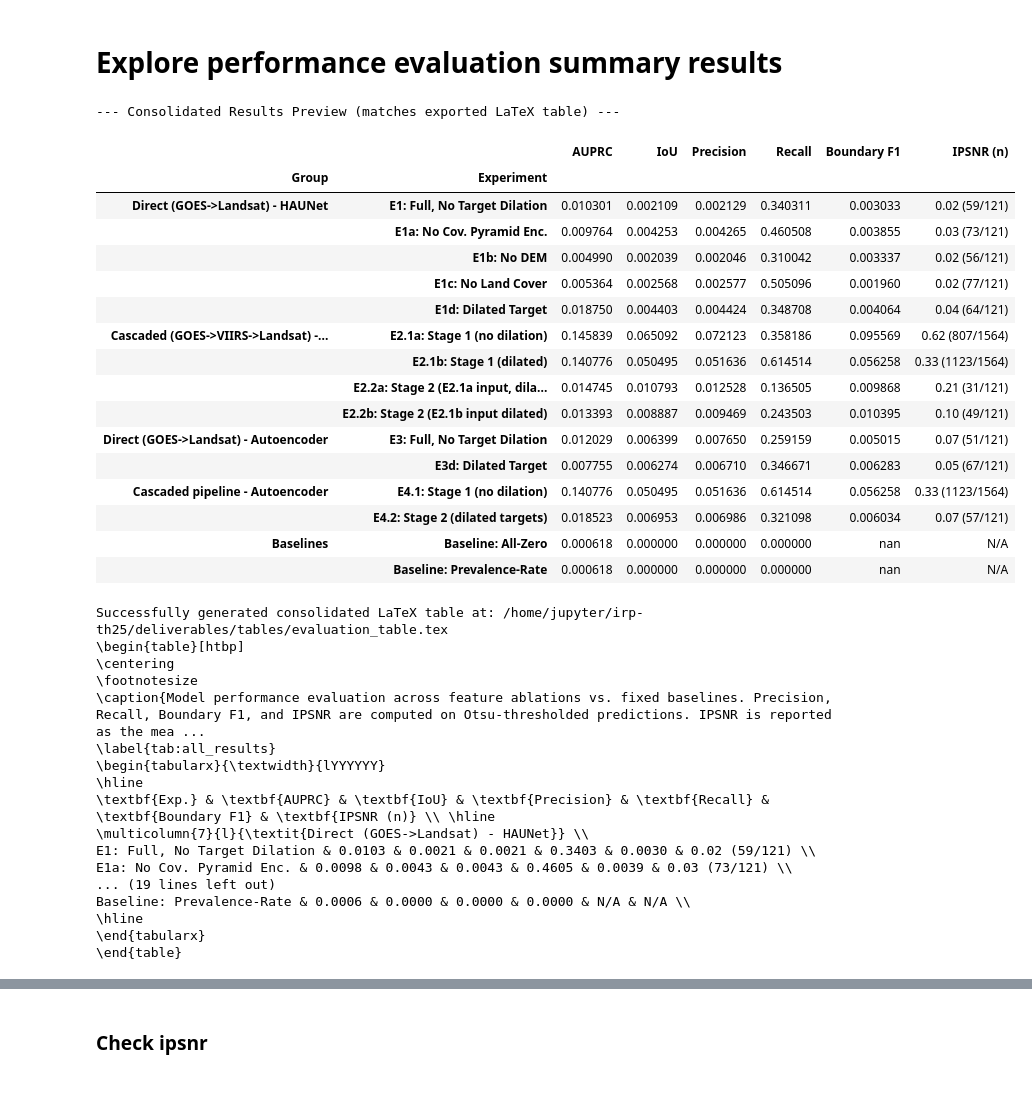
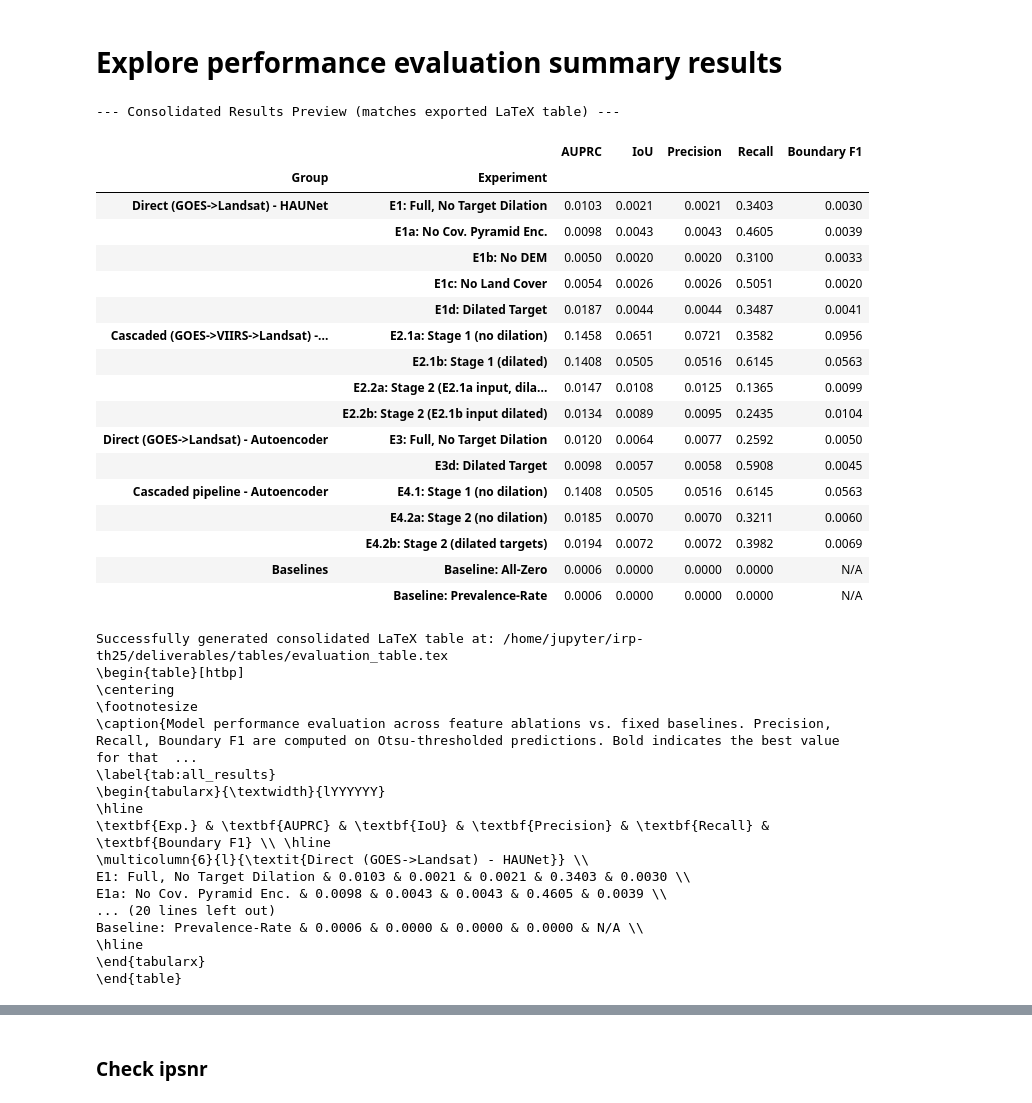
Before and after one commit to ada-th25/irp-th25-azure, a Jupyter notebook: notebooks/explore_results_summary.ipynb, the cells around one changed output, grey strips where cells are left out. Saved outputs shown, nothing was run; the diff lists cells and outputs as text; code cells hidden in the pictures.

Commit message:
DOCS: Update results table & add figures

```diff
--- a/notebooks/explore_results_summary.ipynb
+++ b/notebooks/explore_results_summary.ipynb
@@ -82,26 +82,27 @@ GROUPS = [
         "order": [
             "e4_autoencoder_cascaded_stage1_focal_dice",
             "e4_autoencoder_cascaded_stage2_focal_dice",
+            "e4_autoencoder_cascaded_stage2_focal_dice_dilated",
         ],
         "labels": {
             "e4_autoencoder_cascaded_stage1_focal_dice": "E4.1: Stage 1 (no dilation)",
-            "e4_autoencoder_cascaded_stage2_focal_dice": "E4.2: Stage 2 (dilated targets)",
+            "e4_autoencoder_cascaded_stage2_focal_dice": "E4.2a: Stage 2 (no dilation)",
+            "e4_autoencoder_cascaded_stage2_focal_dice_dilated": "E4.2b: Stage 2 (dilated targets)",
         },
         "subgroups": [
             ["e4_autoencoder_cascaded_stage1_focal_dice"],
-            ["e4_autoencoder_cascaded_stage2_focal_dice"],
+            ["e4_autoencoder_cascaded_stage2_focal_dice", "e4_autoencoder_cascaded_stage2_focal_dice_dilated"],
         ],
     },
 ]
 
-COLUMN_ORDER = ["auprc", "iou (Post-PP)", "precision (Post-PP)", "recall (Post-PP)", "boundary_f1 (Post-PP)", "ipsnr"]
+COLUMN_ORDER = ["auprc", "iou (Post-PP)", "precision (Post-PP)", "recall (Post-PP)", "boundary_f1 (Post-PP)"]
 COLUMN_LABELS = {
     "auprc": "AUPRC",
     "iou (Post-PP)": "IoU",
     "precision (Post-PP)": "Precision",
     "recall (Post-PP)": "Recall",
     "boundary_f1 (Post-PP)": "Boundary F1",
-    "ipsnr": "IPSNR (n)",
 }
 # %%
 # ------------------------------------------------------------------
@@ -125,7 +126,7 @@ for file in all_json_files:
         "precision (Post-PP)": metrics.get("pp_precision", {}).get("mean"),
         "recall (Post-PP)": metrics.get("pp_recall", {}).get("mean"),
         "boundary_f1 (Post-PP)": metrics.get("pp_boundary_f1", {}).get("mean"),
-        "ipsnr": conditional_ipsnr(per_sample_csv),
+        #"ipsnr": conditional_ipsnr(per_sample_csv),
     }
 
     if not baseline_all_zero:
@@ -136,7 +137,7 @@ for file in all_json_files:
             "precision (Post-PP)": b_zero.get("precision", {}).get("mean"),
             "recall (Post-PP)": b_zero.get("recall", {}).get("mean"),
             "boundary_f1 (Post-PP)": None,
-            "ipsnr": None,
+            #"ipsnr": None,
         }
     if not baseline_prevalence:
         b_prev = content.get("baseline_prevalence_rate", {})
@@ -146,7 +147,7 @@ for file in all_json_files:
             "precision (Post-PP)": b_prev.get("precision", {}).get("mean"),
             "recall (Post-PP)": b_prev.get("recall", {}).get("mean"),
             "boundary_f1 (Post-PP)": None,
-            "ipsnr": None,
+            #"ipsnr": None,
         }
 # %%
 # ------------------------------------------------------------------
@@ -163,7 +164,7 @@ lines = []
 lines.append(r"\begin{table}[htbp]")
 lines.append(r"\centering")
 lines.append(r"\footnotesize")
-lines.append(r"\caption{Model performance evaluation across feature ablations vs. fixed baselines. Precision, Recall, Boundary F1, and IPSNR are computed on Otsu-thresholded predictions. IPSNR is reported as the mean over samples with nonzero post-processed IoU, with the contributing sample count in parentheses. Bold indicates the best value for that metric among the shown ablations of the same architecture and target}")
+lines.append(r"\caption{Model performance evaluation across feature ablations vs. fixed baselines. Precision, Recall, Boundary F1 are computed on Otsu-thresholded predictions. Bold indicates the best value for that metric among the shown ablations of the same architecture and target}")
 lines.append(r"\label{tab:all_results}")
 lines.append(r"\begin{tabularx}{\textwidth}{lYYYYYY}")
 lines.append(r"\hline")
@@ -318,51 +319,52 @@ for g in GROUPS:
         for eid in sub:
             subgroup_map[g["labels"].get(eid, eid)] = f"{g['header']}_{idx}"
 
 def highlight_best_per_group(df):
     styles = pd.DataFrame("", index=df.index, columns=df.columns)
     mapped_groups = pd.Series(df.index.get_level_values("Experiment")).map(subgroup_map).values
 
     for sg_id in set(mapped_groups):
         if pd.isna(sg_id):
             continue
         mask = mapped_groups == sg_id
         group_slice = df.iloc[mask]
 
         for col in numeric_preview_cols:
             col_vals = group_slice[col].dropna()
             if len(col_vals) <= 1:
                 continue  # no comparison possible with 0 or 1 valid values
             best_val = col_vals.max()
             for idx in col_vals[col_vals == best_val].index:
                 styles.loc[idx, col] = "background-color: lightgreen"
     return styles
 
 print("--- Consolidated Results Preview (matches exported LaTeX table) ---")
 display(
     preview_df.style
     .apply(highlight_best_per_group, axis=None)
     .format({col: "{:.4f}" for col in numeric_preview_cols}, na_rep="N/A")
-    .format({COLUMN_LABELS["ipsnr"]: lambda x: "N/A" if pd.isna(x) else str(x)})
+    #.format({COLUMN_LABELS["ipsnr"]: lambda x: "N/A" if pd.isna(x) else str(x)})
 )
 # %% [output]
 --- Consolidated Results Preview (matches exported LaTeX table) ---
-|  |  | AUPRC | IoU | Precision | Recall | Boundary F1 | IPSNR (n) |
-| Group | Experiment |  |  |  |  |  |  |
-| Direct (GOES->Landsat) - HAUNet | E1: Full, No Target Dilation | 0.010301 | 0.002109 | 0.002129 | 0.340311 | 0.003033 | 0.02 (59/121) |
-|  | E1a: No Cov. Pyramid Enc. | 0.009764 | 0.004253 | 0.004265 | 0.460508 | 0.003855 | 0.03 (73/121) |
-|  | E1b: No DEM | 0.004990 | 0.002039 | 0.002046 | 0.310042 | 0.003337 | 0.02 (56/121) |
-|  | E1c: No Land Cover | 0.005364 | 0.002568 | 0.002577 | 0.505096 | 0.001960 | 0.02 (77/121) |
-|  | E1d: Dilated Target | 0.018750 | 0.004403 | 0.004424 | 0.348708 | 0.004064 | 0.04 (64/121) |
-| Cascaded (GOES->VIIRS->Landsat) -... | E2.1a: Stage 1 (no dilation) | 0.145839 | 0.065092 | 0.072123 | 0.358186 | 0.095569 | 0.62 (807/1564) |
-|  | E2.1b: Stage 1 (dilated) | 0.140776 | 0.050495 | 0.051636 | 0.614514 | 0.056258 | 0.33 (1123/1564) |
-|  | E2.2a: Stage 2 (E2.1a input, dila... | 0.014745 | 0.010793 | 0.012528 | 0.136505 | 0.009868 | 0.21 (31/121) |
-|  | E2.2b: Stage 2 (E2.1b input dilated) | 0.013393 | 0.008887 | 0.009469 | 0.243503 | 0.010395 | 0.10 (49/121) |
-| Direct (GOES->Landsat) - Autoencoder | E3: Full, No Target Dilation | 0.012029 | 0.006399 | 0.007650 | 0.259159 | 0.005015 | 0.07 (51/121) |
-|  | E3d: Dilated Target | 0.007755 | 0.006274 | 0.006710 | 0.346671 | 0.006283 | 0.05 (67/121) |
-| Cascaded pipeline - Autoencoder | E4.1: Stage 1 (no dilation) | 0.140776 | 0.050495 | 0.051636 | 0.614514 | 0.056258 | 0.33 (1123/1564) |
-|  | E4.2: Stage 2 (dilated targets) | 0.018523 | 0.006953 | 0.006986 | 0.321098 | 0.006034 | 0.07 (57/121) |
-| Baselines | Baseline: All-Zero | 0.000618 | 0.000000 | 0.000000 | 0.000000 | nan | N/A |
-|  | Baseline: Prevalence-Rate | 0.000618 | 0.000000 | 0.000000 | 0.000000 | nan | N/A |
+|  |  | AUPRC | IoU | Precision | Recall | Boundary F1 |
+| Group | Experiment |  |  |  |  |  |
+| Direct (GOES->Landsat) - HAUNet | E1: Full, No Target Dilation | 0.0103 | 0.0021 | 0.0021 | 0.3403 | 0.0030 |
+|  | E1a: No Cov. Pyramid Enc. | 0.0098 | 0.0043 | 0.0043 | 0.4605 | 0.0039 |
+|  | E1b: No DEM | 0.0050 | 0.0020 | 0.0020 | 0.3100 | 0.0033 |
+|  | E1c: No Land Cover | 0.0054 | 0.0026 | 0.0026 | 0.5051 | 0.0020 |
+|  | E1d: Dilated Target | 0.0187 | 0.0044 | 0.0044 | 0.3487 | 0.0041 |
+| Cascaded (GOES->VIIRS->Landsat) -... | E2.1a: Stage 1 (no dilation) | 0.1458 | 0.0651 | 0.0721 | 0.3582 | 0.0956 |
+|  | E2.1b: Stage 1 (dilated) | 0.1408 | 0.0505 | 0.0516 | 0.6145 | 0.0563 |
+|  | E2.2a: Stage 2 (E2.1a input, dila... | 0.0147 | 0.0108 | 0.0125 | 0.1365 | 0.0099 |
+|  | E2.2b: Stage 2 (E2.1b input dilated) | 0.0134 | 0.0089 | 0.0095 | 0.2435 | 0.0104 |
+| Direct (GOES->Landsat) - Autoencoder | E3: Full, No Target Dilation | 0.0120 | 0.0064 | 0.0077 | 0.2592 | 0.0050 |
+|  | E3d: Dilated Target | 0.0098 | 0.0057 | 0.0058 | 0.5908 | 0.0045 |
+| Cascaded pipeline - Autoencoder | E4.1: Stage 1 (no dilation) | 0.1408 | 0.0505 | 0.0516 | 0.6145 | 0.0563 |
+|  | E4.2a: Stage 2 (no dilation) | 0.0185 | 0.0070 | 0.0070 | 0.3211 | 0.0060 |
+|  | E4.2b: Stage 2 (dilated targets) | 0.0194 | 0.0072 | 0.0072 | 0.3982 | 0.0069 |
+| Baselines | Baseline: All-Zero | 0.0006 | 0.0000 | 0.0000 | 0.0000 | N/A |
+|  | Baseline: Prevalence-Rate | 0.0006 | 0.0000 | 0.0000 | 0.0000 | N/A |
 # %%
 # ------------------------------------------------------------------
 # Export
@@ -382,16 +384,16 @@ Successfully generated consolidated LaTeX table at: /home/jupyter/irp-th25/deliv
 \begin{table}[htbp]
 \centering
 \footnotesize
-\caption{Model performance evaluation across feature ablations vs. fixed baselines. Precision, Recall, Boundary F1, and IPSNR are computed on Otsu-thresholded predictions. IPSNR is reported as the mea ...
+\caption{Model performance evaluation across feature ablations vs. fixed baselines. Precision, Recall, Boundary F1 are computed on Otsu-thresholded predictions. Bold indicates the best value for that  ...
 \label{tab:all_results}
 \begin{tabularx}{\textwidth}{lYYYYYY}
 \hline
-\textbf{Exp.} & \textbf{AUPRC} & \textbf{IoU} & \textbf{Precision} & \textbf{Recall} & \textbf{Boundary F1} & \textbf{IPSNR (n)} \\ \hline
-\multicolumn{7}{l}{\textit{Direct (GOES->Landsat) - HAUNet}} \\
-E1: Full, No Target Dilation & 0.0103 & 0.0021 & 0.0021 & 0.3403 & 0.0030 & 0.02 (59/121) \\
-E1a: No Cov. Pyramid Enc. & 0.0098 & 0.0043 & 0.0043 & 0.4605 & 0.0039 & 0.03 (73/121) \\
-... (19 lines left out)
-Baseline: Prevalence-Rate & 0.0006 & 0.0000 & 0.0000 & 0.0000 & N/A & N/A \\
+\textbf{Exp.} & \textbf{AUPRC} & \textbf{IoU} & \textbf{Precision} & \textbf{Recall} & \textbf{Boundary F1} \\ \hline
+\multicolumn{6}{l}{\textit{Direct (GOES->Landsat) - HAUNet}} \\
+E1: Full, No Target Dilation & 0.0103 & 0.0021 & 0.0021 & 0.3403 & 0.0030 \\
+E1a: No Cov. Pyramid Enc. & 0.0098 & 0.0043 & 0.0043 & 0.4605 & 0.0039 \\
+... (20 lines left out)
+Baseline: Prevalence-Rate & 0.0006 & 0.0000 & 0.0000 & 0.0000 & N/A \\
 \hline
 \end{tabularx}
 \end{table}
```
Also changed, not shown: parts of 26 cells of this notebook, 7 other files.
